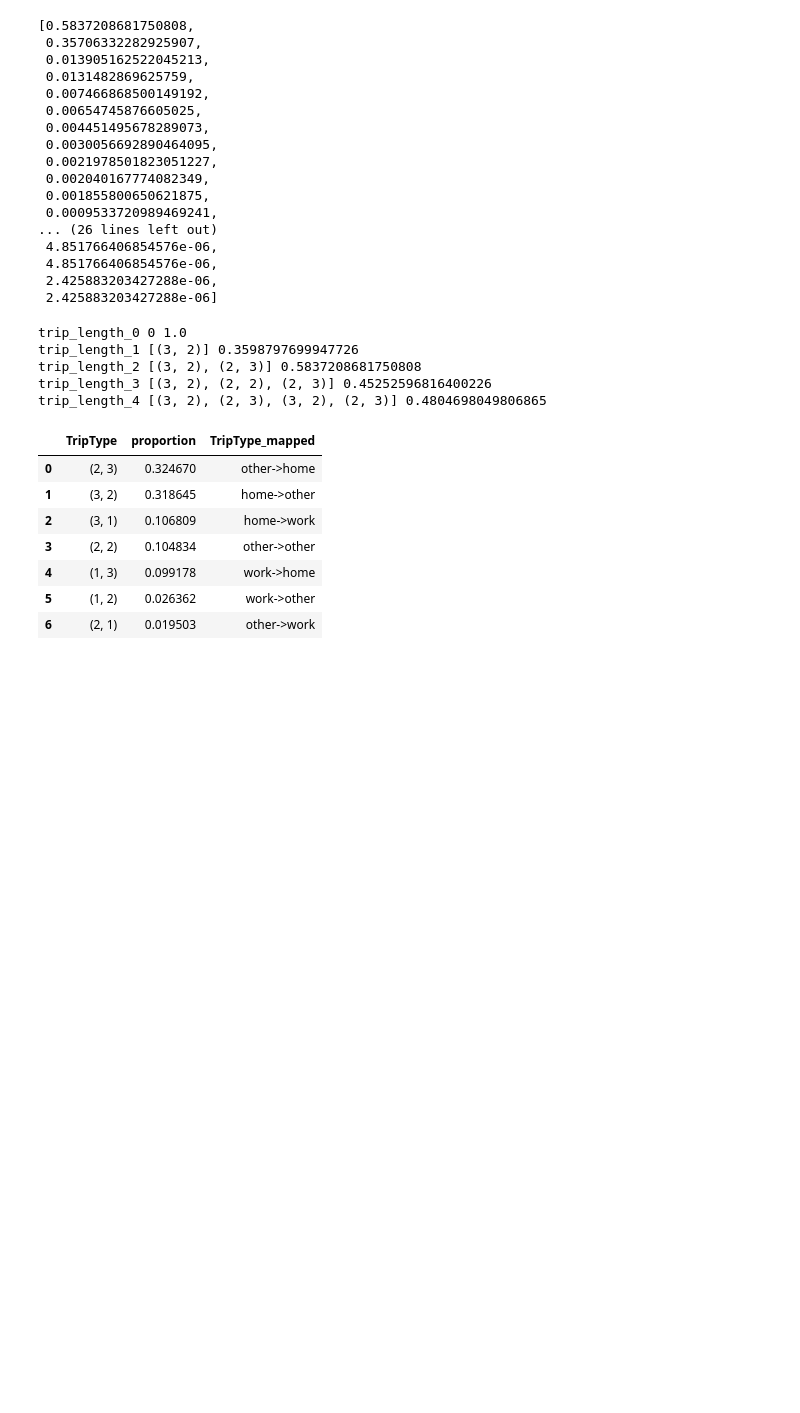
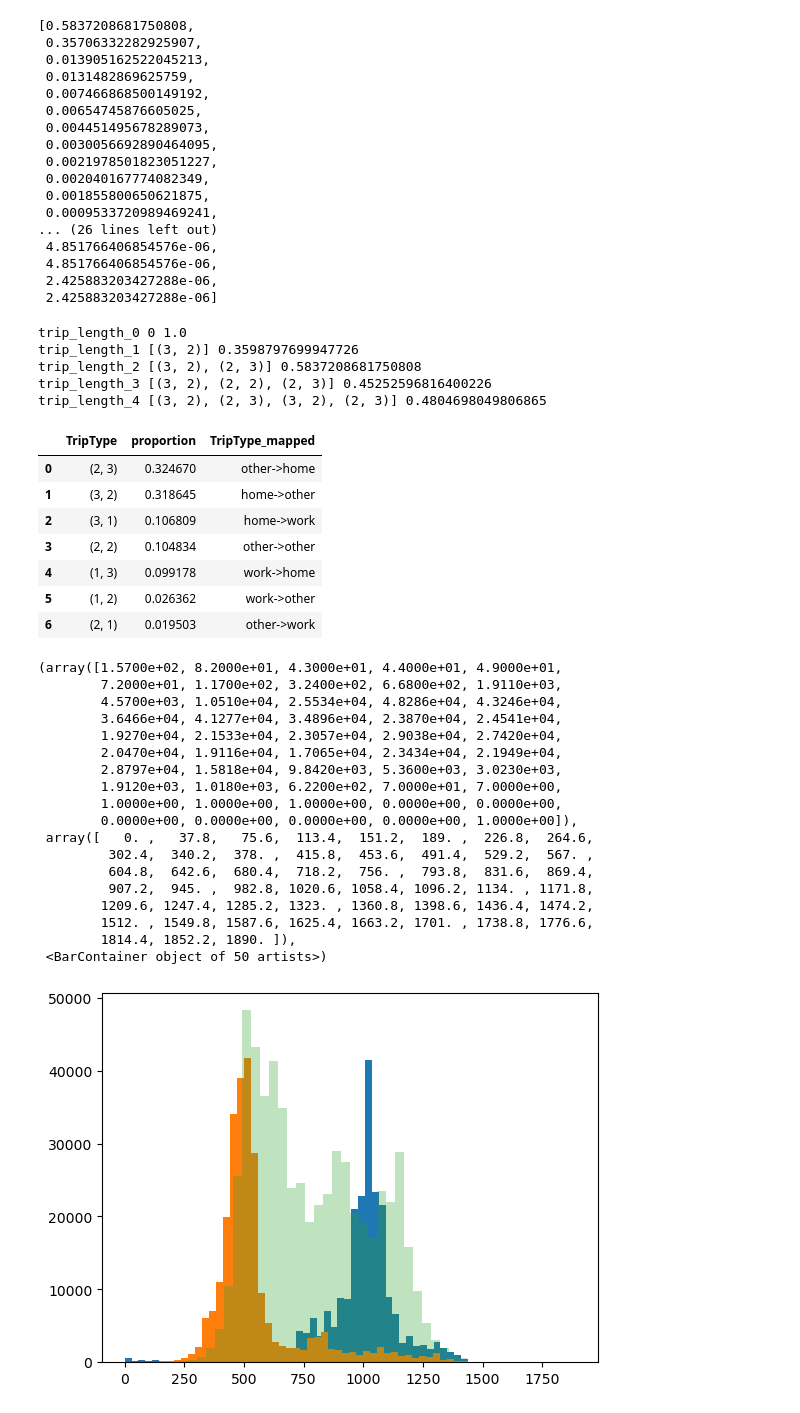
Before and after one commit to andriysinclair/SimulatingEVDemand, a Jupyter notebook: EDA_NTS.ipynb, the cells around one changed output. Cells and saved outputs as stored; diff of their text form; code cells hidden in the pictures; blank space fills up the shorter version.

Commit message:
Starting Work on Copula for continous variables. Just exploring variables for now

```diff
--- a/EDA_NTS.ipynb
+++ b/EDA_NTS.ipynb
@@ -173,3 +174,34 @@ r
 | 4 | (1, 3) | 0.099178 | work->home |
 | 5 | (1, 2) | 0.026362 | work->other |
 | 6 | (2, 1) | 0.019503 | other->work |
+# %%
+car_df_wd = car_df[car_df["TravelWeekDay_B03ID"]==1]
+
+
+x = car_df_wd[car_df_wd["TripType"] == (1,3)]
+y = car_df_wd[car_df_wd["TripType"] == (3,1)]
+z = car_df_wd[car_df_wd["TripType"] == (3,2)]
+
+plt.hist(x["TripStart"], bins=50)
+plt.hist(y["TripEnd"], bins=50)
+plt.hist(z["TripEnd"], bins=50, alpha=0.3)
+# %% [output]
+(array([1.5700e+02, 8.2000e+01, 4.3000e+01, 4.4000e+01, 4.9000e+01,
+        7.2000e+01, 1.1700e+02, 3.2400e+02, 6.6800e+02, 1.9110e+03,
+        4.5700e+03, 1.0510e+04, 2.5534e+04, 4.8286e+04, 4.3246e+04,
+        3.6466e+04, 4.1277e+04, 3.4896e+04, 2.3870e+04, 2.4541e+04,
+        1.9270e+04, 2.1533e+04, 2.3057e+04, 2.9038e+04, 2.7420e+04,
+        2.0470e+04, 1.9116e+04, 1.7065e+04, 2.3434e+04, 2.1949e+04,
+        2.8797e+04, 1.5818e+04, 9.8420e+03, 5.3600e+03, 3.0230e+03,
+        1.9120e+03, 1.0180e+03, 6.2200e+02, 7.0000e+01, 7.0000e+00,
+        1.0000e+00, 1.0000e+00, 1.0000e+00, 0.0000e+00, 0.0000e+00,
+        0.0000e+00, 0.0000e+00, 0.0000e+00, 0.0000e+00, 1.0000e+00]),
+ array([   0. ,   37.8,   75.6,  113.4,  151.2,  189. ,  226.8,  264.6,
+         302.4,  340.2,  378. ,  415.8,  453.6,  491.4,  529.2,  567. ,
+         604.8,  642.6,  680.4,  718.2,  756. ,  793.8,  831.6,  869.4,
+         907.2,  945. ,  982.8, 1020.6, 1058.4, 1096.2, 1134. , 1171.8,
+        1209.6, 1247.4, 1285.2, 1323. , 1360.8, 1398.6, 1436.4, 1474.2,
+        1512. , 1549.8, 1587.6, 1625.4, 1663.2, 1701. , 1738.8, 1776.6,
+        1814.4, 1852.2, 1890. ]),
+ <BarContainer object of 50 artists>)
+[figure, added]
```
Also changed, not shown: parts of 4 cells of this notebook, 2 other files.
